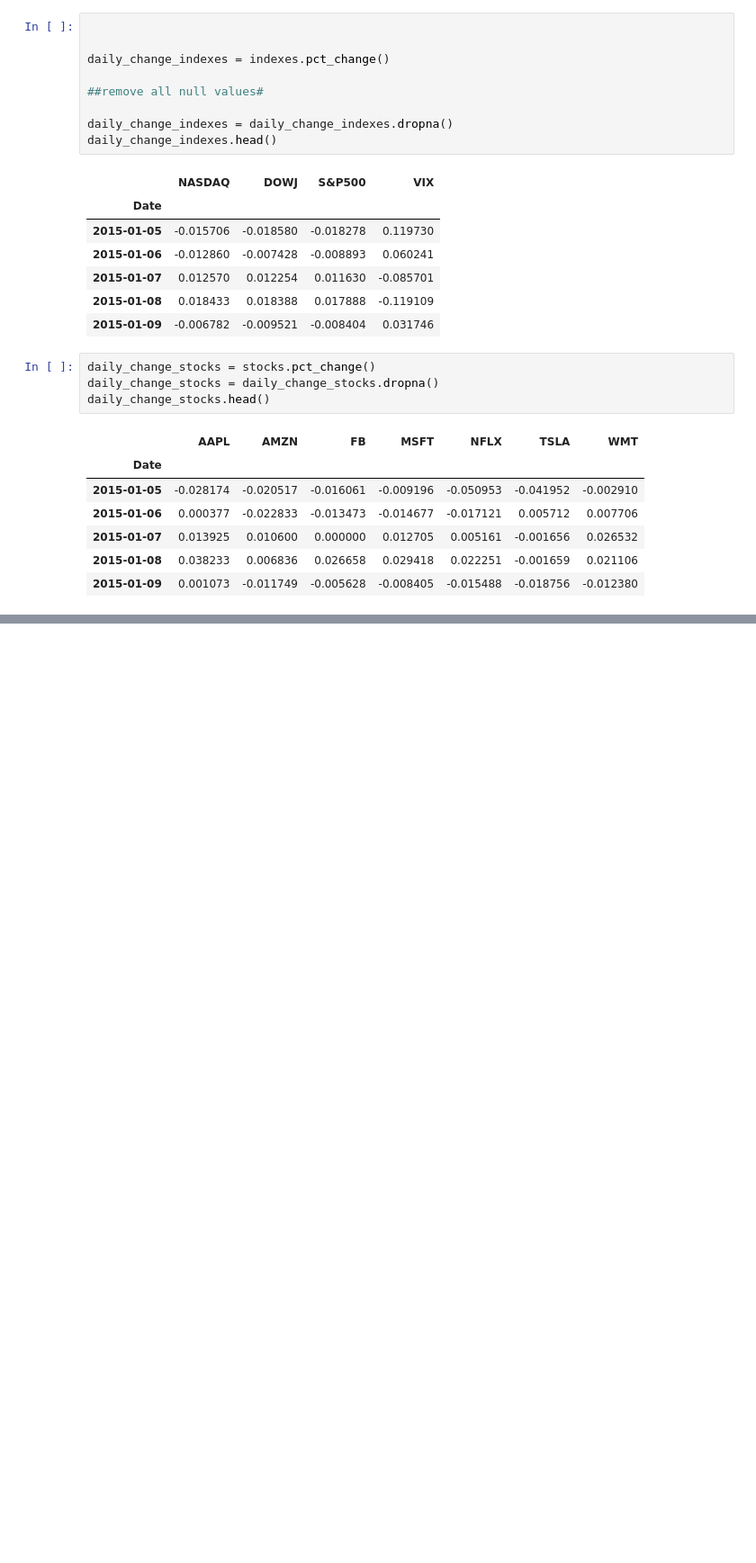
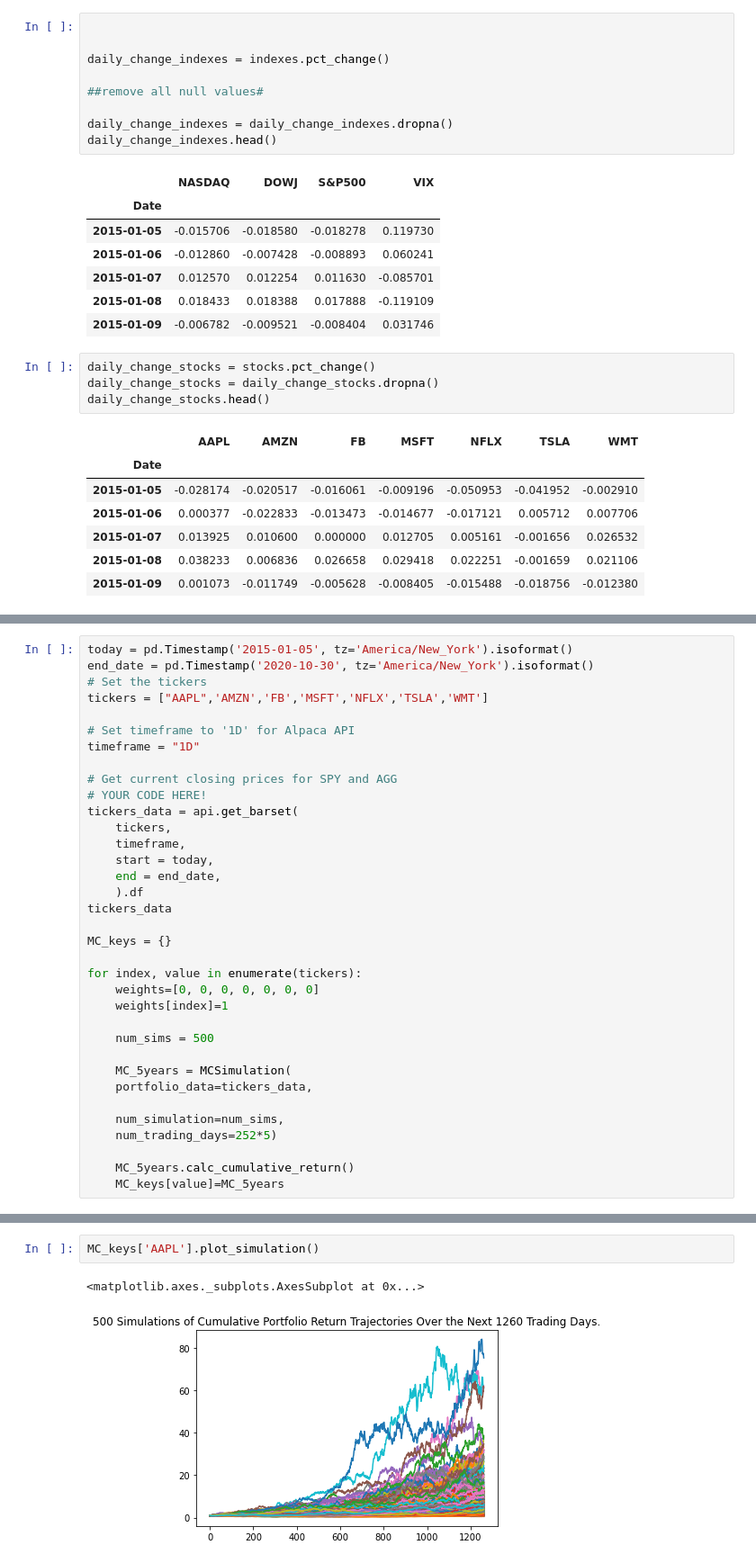
Before and after one commit to jerry1998728/SIP-Project, a Jupyter notebook: MC_simulation.ipynb, the cells around one changed output, grey strips where cells are left out. Shown at 90% size. Saved outputs shown, nothing was run; the diff lists cells and outputs as text; blank space fills up the shorter version.

Commit message:
next step visualization

```diff
--- a/MC_simulation.ipynb
+++ b/MC_simulation.ipynb
@@ -131,0 +121,35 @@ NameError: name 'MC_AAPL' is not defined
+# %%
+today = pd.Timestamp('2015-01-05', tz='America/New_York').isoformat()
+end_date = pd.Timestamp('2020-10-30', tz='America/New_York').isoformat()
+# Set the tickers
+tickers = ["AAPL",'AMZN','FB','MSFT','NFLX','TSLA','WMT']
+
+# Set timeframe to '1D' for Alpaca API
+timeframe = "1D"
+
+# Get current closing prices for SPY and AGG
+# YOUR CODE HERE!
+tickers_data = api.get_barset(
+    tickers,
+    timeframe,
+    start = today,
+    end = end_date,
+    ).df
+tickers_data
+
+MC_keys = {}
+
+for index, value in enumerate(tickers):
+    weights=[0, 0, 0, 0, 0, 0, 0]
+    weights[index]=1
+
+    num_sims = 500
+
+    MC_5years = MCSimulation(
+    portfolio_data=tickers_data,
+
+    num_simulation=num_sims,
+    num_trading_days=252*5)
+
+    MC_5years.calc_cumulative_return()
+    MC_keys[value]=MC_5years
@@ -131,0 +174,5 @@ NameError: name 'MC_AAPL' is not defined
+# %%
+MC_keys['AAPL'].plot_simulation()
+# %% [output]
+<matplotlib.axes._subplots.AxesSubplot at 0x...>
+[figure, added]
```
Also changed, not shown: parts of 54 cells of this notebook, 12 other files.
